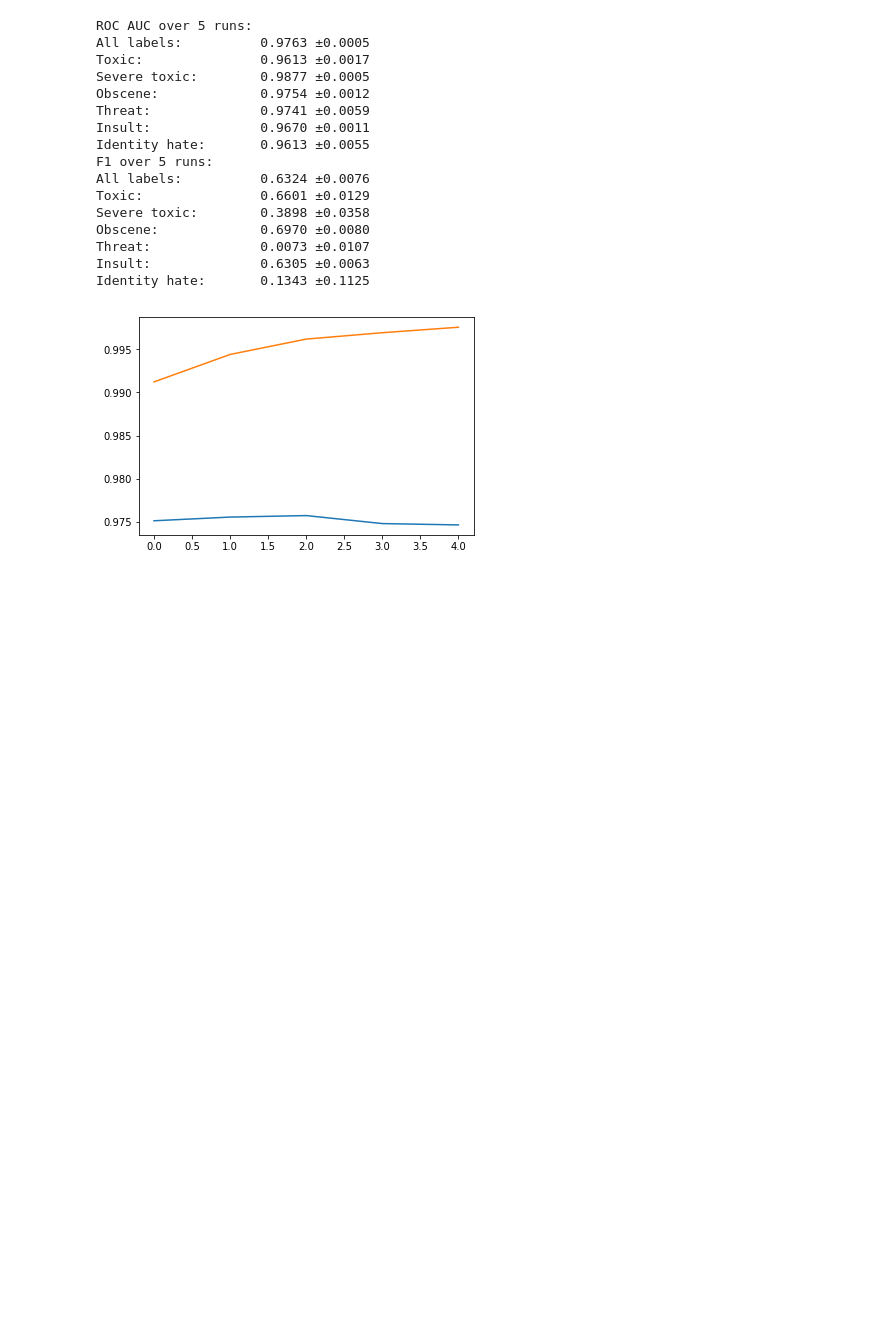
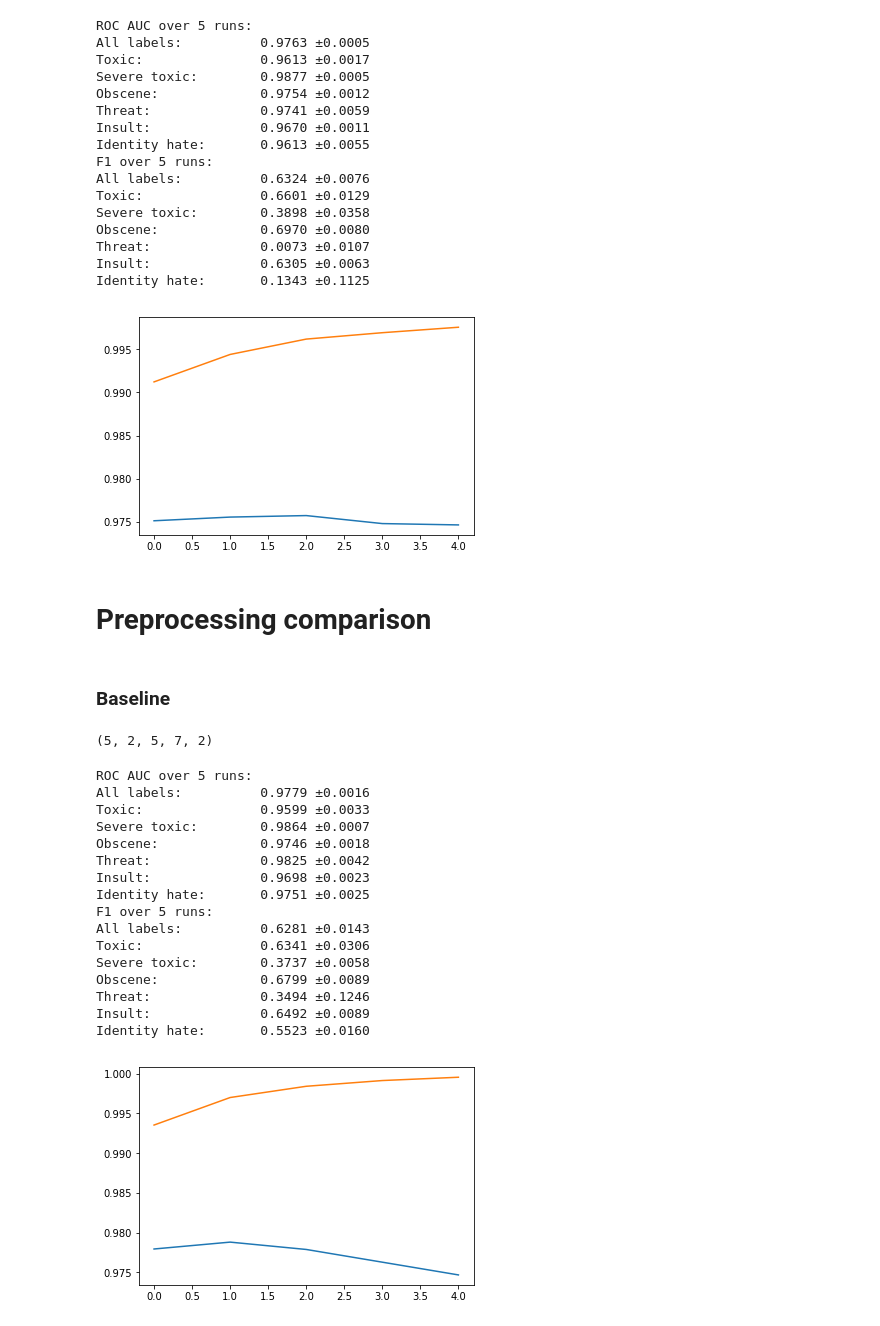
Before and after one commit to kogelnikp/toxic-comment-experiments, a Jupyter notebook: visualize_results.ipynb, the cells around one changed output. Cells and saved outputs as stored; diff of their text form; code cells hidden in the pictures; blank space fills up the shorter version.

Commit message:
calculated preprocessing baseline results

```diff
--- a/visualize_results.ipynb
+++ b/visualize_results.ipynb
@@ -178,3 +178,33 @@ Threat:              0.0073 ±0.0107
 Insult:              0.6305 ±0.0063
 Identity hate:       0.1343 ±0.1125
 [figure]
+# %% [markdown]
+# Preprocessing comparison
+# %% [markdown]
+### Baseline
+# %%
+ep1_scores = np.load('data/scores/preprocessing/e1_scores_1544101761.8759387.npy')
+ep1_scores.shape
+# %% [output]
+(5, 2, 5, 7, 2)
+# %%
+calculated_all_metrics(ep1_scores)
+plot_learningcurve(ep1_scores, Labels.ALL, Metrics.ROC_AUC)
+# %% [output]
+ROC AUC over 5 runs:
+All labels:          0.9779 ±0.0016
+Toxic:               0.9599 ±0.0033
+Severe toxic:        0.9864 ±0.0007
+Obscene:             0.9746 ±0.0018
+Threat:              0.9825 ±0.0042
+Insult:              0.9698 ±0.0023
+Identity hate:       0.9751 ±0.0025
+F1 over 5 runs:
+All labels:          0.6281 ±0.0143
+Toxic:               0.6341 ±0.0306
+Severe toxic:        0.3737 ±0.0058
+Obscene:             0.6799 ±0.0089
+Threat:              0.3494 ±0.1246
+Insult:              0.6492 ±0.0089
+Identity hate:       0.5523 ±0.0160
+[figure, added]
```
